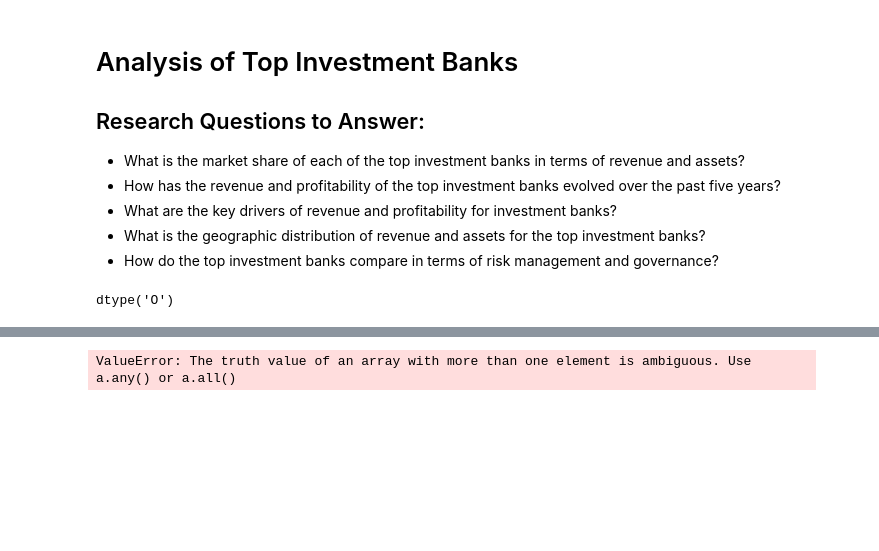
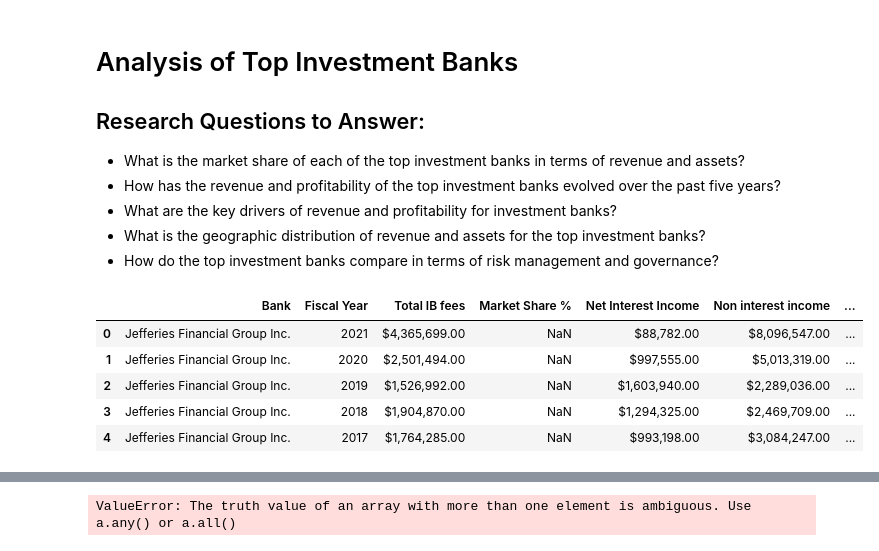
Before and after one commit to equitymarkets/InvestmentBanking, a Jupyter notebook: project_banks.ipynb, the cells around one changed output, grey strips where cells are left out. Saved outputs shown, nothing was run; the diff lists cells and outputs as text; code cells hidden in the pictures; blank space fills up the shorter version.

```diff
--- a/project_banks.ipynb
+++ b/project_banks.ipynb
@@ -96,8 +96,14 @@ print(json_response.keys())
 # %%
 bank_data_to_load = "DATA/investment_banking.csv"
 
 bank_data_df = pd.read_csv(bank_data_to_load)
+
+
+bank_data_df.head()
+# %% [output]
+|  | Bank | Fiscal Year | Total IB fees | Market Share % | Net Interest Income | Non interest income | ... |
+| 0 | Jefferies Financial Group Inc. | 2021 | $4,365,699.00 | NaN | $88,782.00 | $8,096,547.00 | ... |
+| 1 | Jefferies Financial Group Inc. | 2020 | $2,501,494.00 | NaN | $997,555.00 | $5,013,319.00 | ... |
+| 2 | Jefferies Financial Group Inc. | 2019 | $1,526,992.00 | NaN | $1,603,940.00 | $2,289,036.00 | ... |
+| 3 | Jefferies Financial Group Inc. | 2018 | $1,904,870.00 | NaN | $1,294,325.00 | $2,469,709.00 | ... |
+| 4 | Jefferies Financial Group Inc. | 2017 | $1,764,285.00 | NaN | $993,198.00 | $3,084,247.00 | ... |
-# %%
-bank_data_df["Total IB fees"].dtypes
-# %% [output]
-dtype('O')
```
Also changed, not shown: parts of 8 cells of this notebook, 2 other files.
